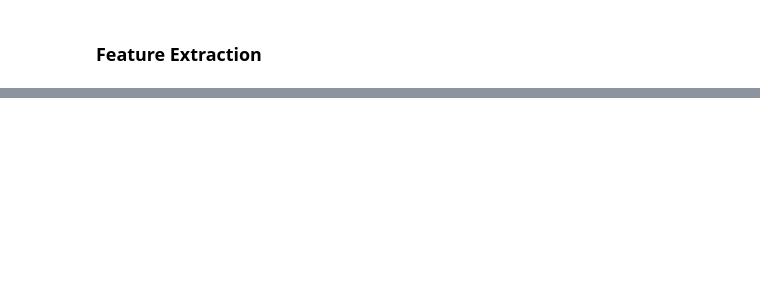
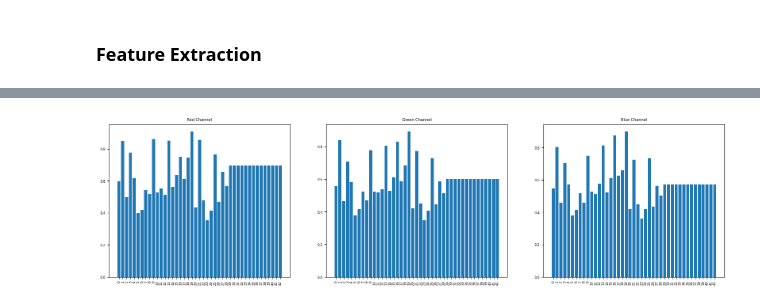
Before and after one commit to teddy661/281-final-project, a Jupyter notebook: Sign_EDA.ipynb, the cells around one changed output, grey strips where cells are left out. Cells and saved outputs as stored; diff of their text form; code cells hidden in the pictures; blank space fills up the shorter version.

```diff
--- a/Sign_EDA.ipynb
+++ b/Sign_EDA.ipynb
@@ -589,0 +594,14 @@ plt.show()
+# %%
+# This is slow since I never integrated this into the original dataframe
+# I'm just shoe-horning it in here to get the average pixel color
+avg_pixel_color_train_class = []
+for i in range(43):
+    class_members = train.filter(pl.col("ClassId") == i)
+
+    for j, sample in enumerate(class_members.iter_rows(named=True)):
+        class_composite = []
+        image = np.load(BytesIO(sample["DistortionFreeImages"]))
+        class_composite.append(image)
+
+    np_result = np.stack(class_composite, axis=0)
+    avg_pixel_color_train_class.append(np.mean(np_result, axis=(0, 1, 2)))
@@ -590,16 +612,19 @@ plt.show()
 # %%
 # plot the red channel average pixel color of each class id in the distortion free train set
-# plt.figure(figsize=(20, 5))
-# plt.subplot(1, 3, 1)
-# plt.bar(np.arange(43), np.array(avg_pixel_color_train_class)[:, 0])
-# plt.title("Red Channel")
-# plt.xticks(np.arange(43), unique_class_id, rotation=90)
-# plt.subplot(1, 3, 2)
-# plt.bar(np.arange(43), np.array(avg_pixel_color_train_class)[:, 1])
-# plt.title("Green Channel")
-# plt.xticks(np.arange(43), unique_class_id, rotation=90)
-# plt.subplot(1, 3, 3)
-# plt.bar(np.arange(43), np.array(avg_pixel_color_train_class)[:, 2])
-# plt.title("Blue Channel")
-# plt.xticks(np.arange(43), unique_class_id, rotation=90)
-# plt.show()
+unique_class_id = range(43)
+plt.figure(figsize=(20, 5))
+plt.subplot(1, 3, 1)
+plt.bar(np.arange(43), np.array(avg_pixel_color_train_class)[:, 0])
+plt.title("Red Channel")
+plt.xticks(np.arange(43), unique_class_id, rotation=90)
+plt.subplot(1, 3, 2)
+plt.bar(np.arange(43), np.array(avg_pixel_color_train_class)[:, 1])
+plt.title("Green Channel")
+plt.xticks(np.arange(43), unique_class_id, rotation=90)
+plt.subplot(1, 3, 3)
+plt.bar(np.arange(43), np.array(avg_pixel_color_train_class)[:, 2])
+plt.title("Blue Channel")
+plt.xticks(np.arange(43), unique_class_id, rotation=90)
+plt.show()
+# %% [output]
+[figure, added]
```
Also changed, not shown: parts of 13 cells of this notebook.
